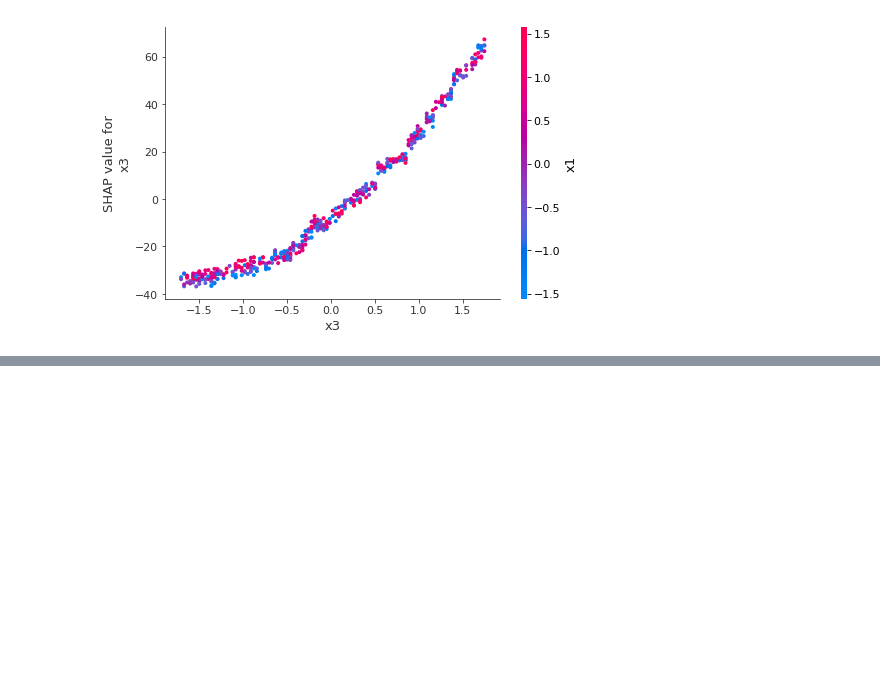
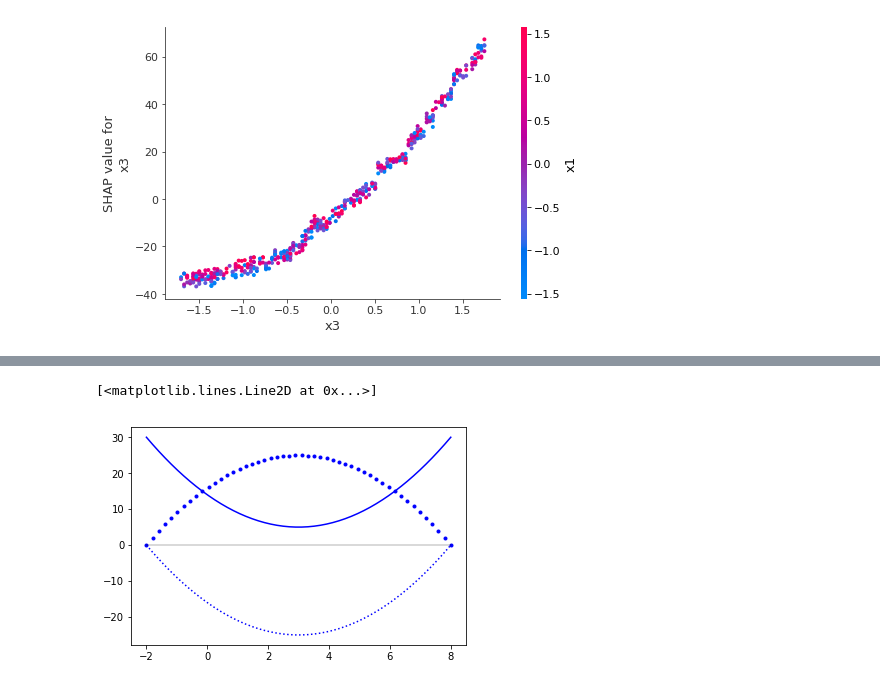
Before and after one commit to parrt/stratx, a Jupyter notebook: notebooks/examples-featimp.ipynb, the cells around one changed output, grey strips where cells are left out. Saved outputs shown, nothing was run; the diff lists cells and outputs as text; code cells hidden in the pictures; blank space fills up the shorter version.

```diff
--- a/notebooks/examples-featimp.ipynb
+++ b/notebooks/examples-featimp.ipynb
@@ -245,0 +263,10 @@ shap.dependence_plot("x3", shap_values, X)
+# %%
+x = np.linspace(-2,8)
+y = (x-3)**2+5
+plt.plot(x,y, c='blue')
+plt.plot(x,y-y[0], ':', c='blue')
+plt.plot(x,np.abs(y-y[0]), '.', c='blue')
+plt.plot([-2,8], [0,0], c='k', lw=.3)
+# %% [output]
+[<matplotlib.lines.Line2D at 0x...>]
+[figure, added]
```
Also changed, not shown: parts of 5 cells of this notebook.
